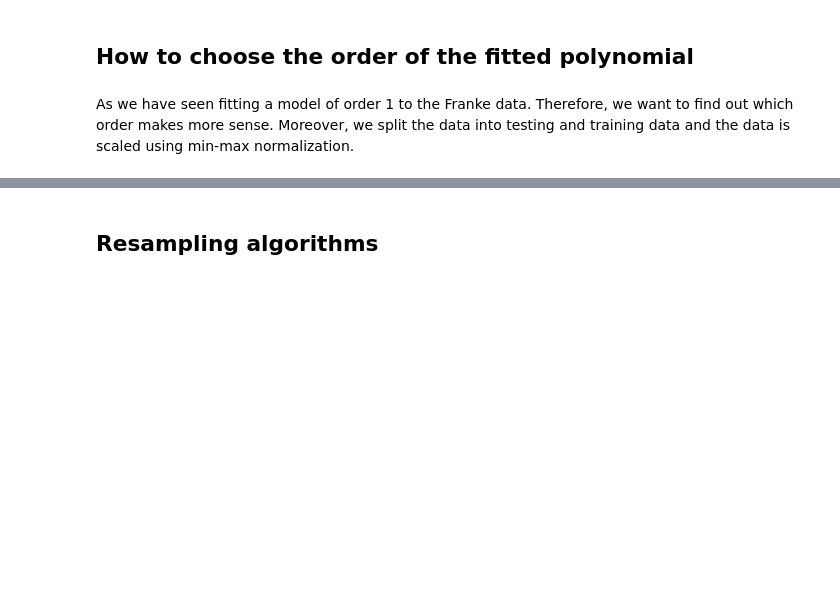
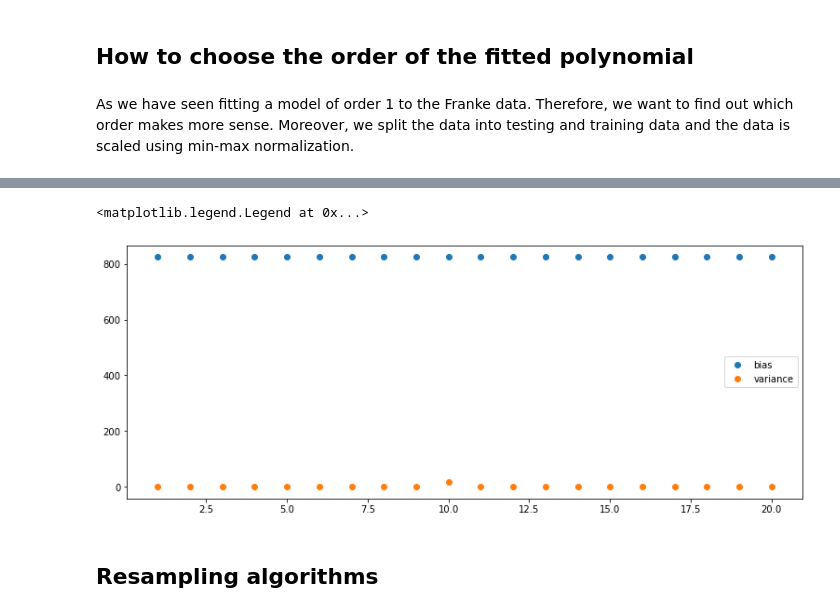
Before and after one commit to am-kaiser/CompSci-Project-1, a Jupyter notebook: examples/OLS.ipynb, the cells around one changed output, grey strips where cells are left out. Saved outputs shown, nothing was run; the diff lists cells and outputs as text; code cells hidden in the pictures; blank space fills up the shorter version.

```diff
--- a/examples/OLS.ipynb
+++ b/examples/OLS.ipynb
@@ -122,3 +130,32 @@ We see clearly that for an order higher than 8 either the fit gets worse or stay
+# %%
+# Calculate beta and the response variable y_tilde for ordinary least squares.
+max_order = 20
+orders = range(1, max_order+1)
+
+MSE = np.empty(max_order)
+bias = np.empty(max_order)
+variance = np.empty(max_order)
+
+for index, order in enumerate(orders):
+    _, y_tilde_OLS = ordinary_least_squares.calculate_OLS(x1, x2, y, order=order)
+
+    # Calculate MSE, bias and variance
+    error_measures = basis_functionality.Error_Measures(y, y_tilde_OLS)
+    bias[index] = error_measures.bias()
+    variance[index] = error_measures.variance()
+
+# Make plot
+fig = plt.figure(figsize=(13,5))
+fig.tight_layout()
+
+ax = fig.add_subplot()
+ax.plot(orders, bias, 'o', label='bias')
+ax.plot(orders, variance, 'o', label='variance')
+
+ax.legend()
+# %% [output]
+<matplotlib.legend.Legend at 0x...>
+[figure, added]
 # %% [markdown]
 ## Resampling algorithms
 # %%
```
Also changed, not shown: parts of 11 cells of this notebook, 1 other file.
